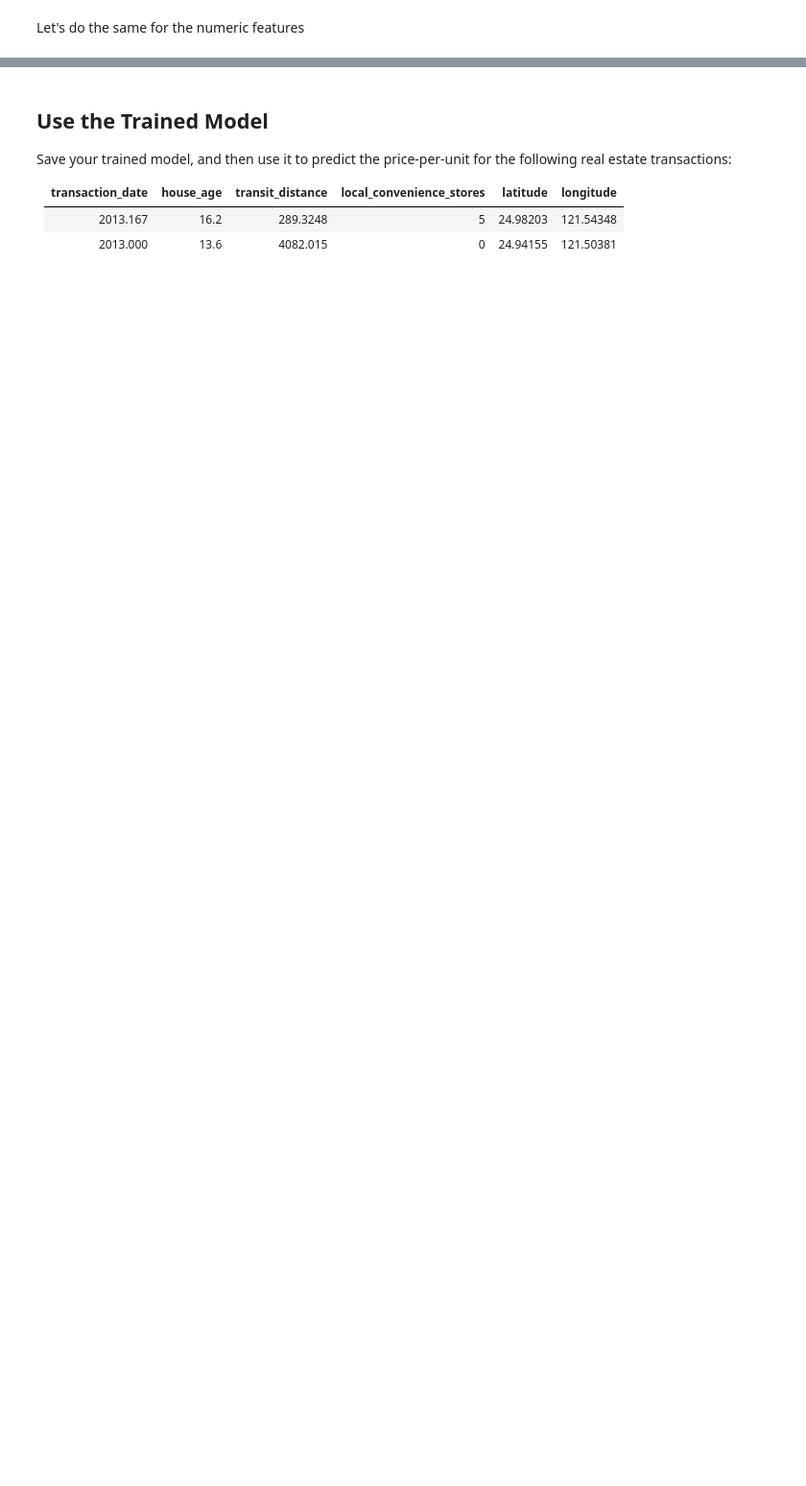
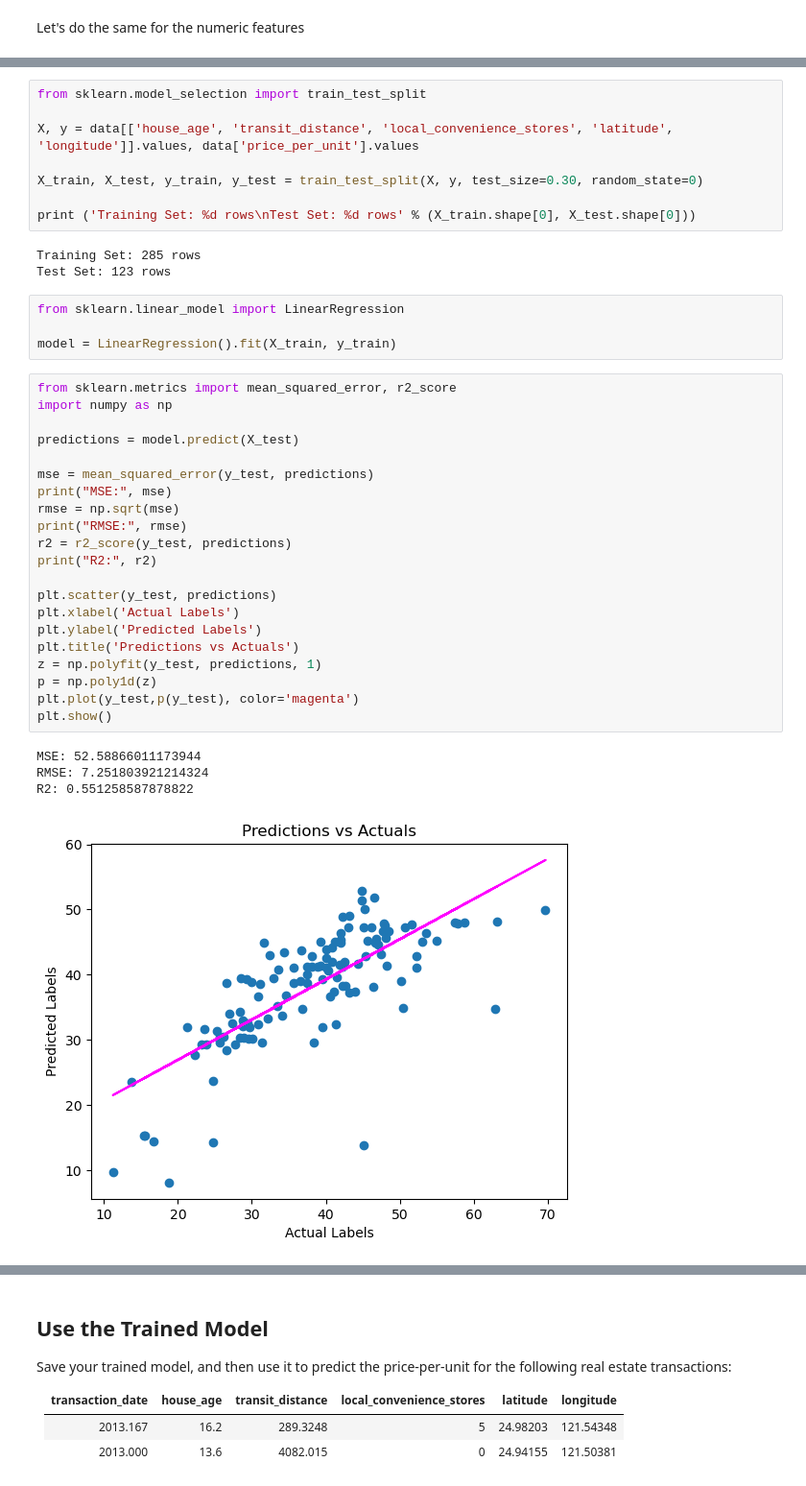
Before and after one commit to Jakubkmn/ml-basics, a Jupyter notebook: challenges/02 - Real Estate Regression Challenge.ipynb, the cells around one changed output, grey strips where cells are left out. Shown at 96% size. Cells and saved outputs as stored; diff of their text form; blank space fills up the shorter version.

```diff
--- a/challenges/02 - Real Estate Regression Challenge.ipynb
+++ b/challenges/02 - Real Estate Regression Challenge.ipynb
@@ -112,0 +167,41 @@ numeric_features = []
+# %%
+from sklearn.model_selection import train_test_split
+
+X, y = data[['house_age', 'transit_distance', 'local_convenience_stores', 'latitude', 'longitude']].values, data['price_per_unit'].values
+
+X_train, X_test, y_train, y_test = train_test_split(X, y, test_size=0.30, random_state=0)
+
+print ('Training Set: %d rows\nTest Set: %d rows' % (X_train.shape[0], X_test.shape[0]))
+# %% [output]
+Training Set: 285 rows
+Test Set: 123 rows
+# %%
+from sklearn.linear_model import LinearRegression
+
+model = LinearRegression().fit(X_train, y_train)
+# %%
+from sklearn.metrics import mean_squared_error, r2_score
+import numpy as np
+
+predictions = model.predict(X_test)
+
+mse = mean_squared_error(y_test, predictions)
+print("MSE:", mse)
+rmse = np.sqrt(mse)
+print("RMSE:", rmse)
+r2 = r2_score(y_test, predictions)
+print("R2:", r2)
+
+plt.scatter(y_test, predictions)
+plt.xlabel('Actual Labels')
+plt.ylabel('Predicted Labels')
+plt.title('Predictions vs Actuals')
+z = np.polyfit(y_test, predictions, 1)
+p = np.poly1d(z)
+plt.plot(y_test,p(y_test), color='magenta')
+plt.show()
+# %% [output]
+MSE: 52.58866011173944
+RMSE: 7.251803921214324
+R2: 0.551258587878822
+[figure, added]
```
Also changed, not shown: parts of 14 cells of this notebook, 1 other file.
